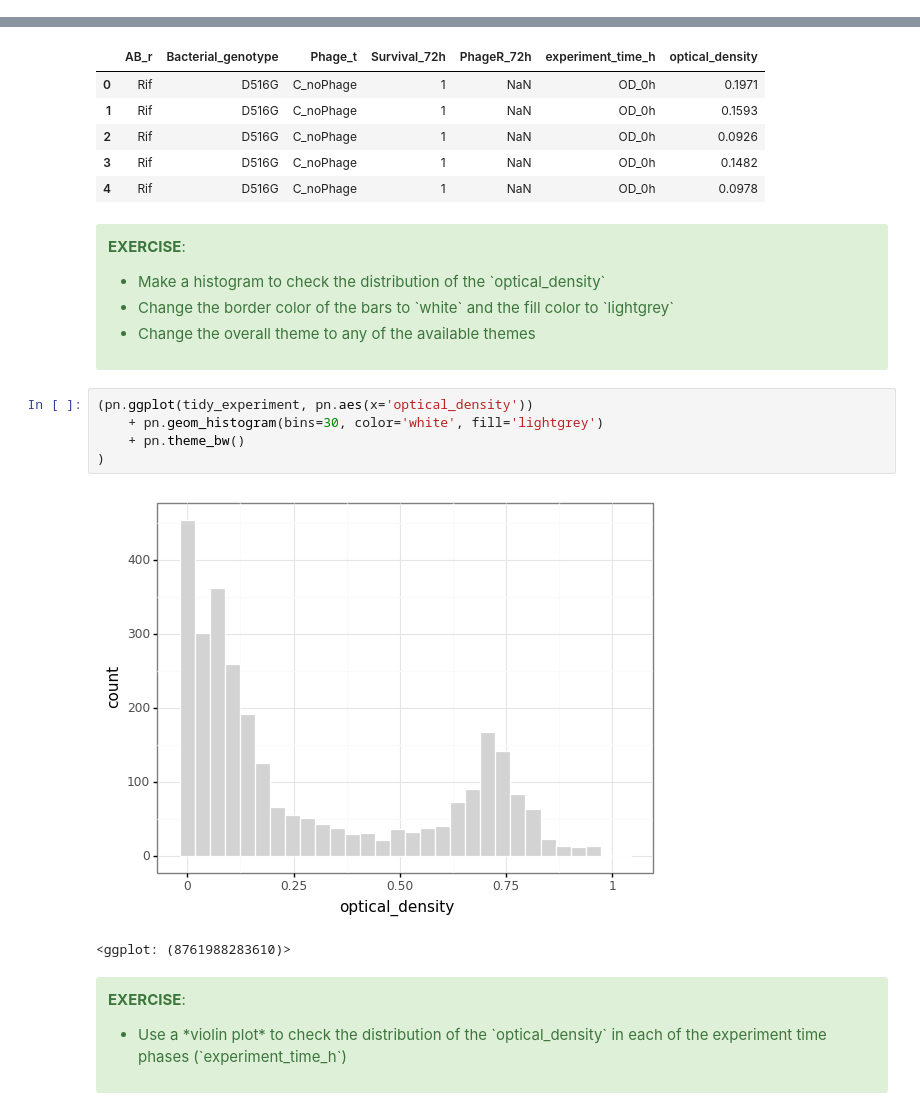
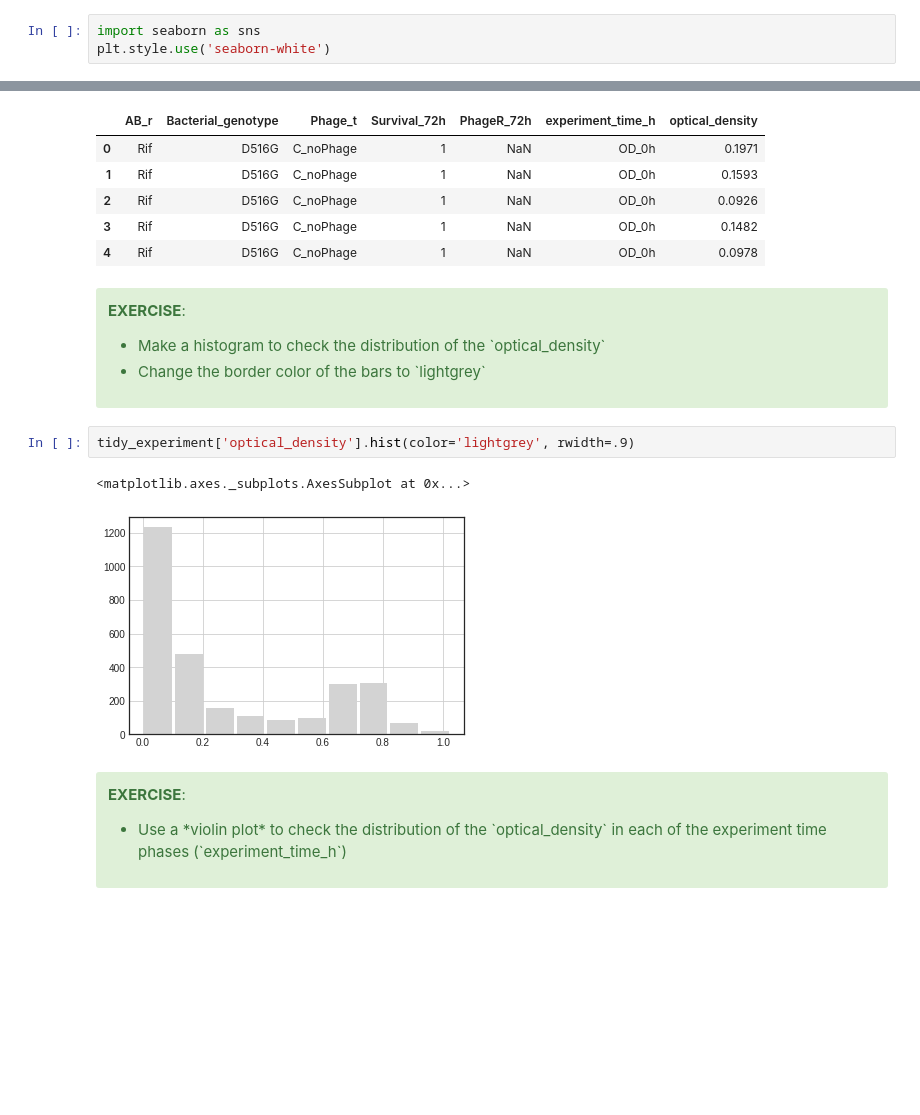
Before and after one commit to jorisvandenbossche/2018-Bordeaux-pandas-course, a Jupyter notebook: _solved/case3_bacterial_resistance_lab_experiment.ipynb, the cells around one changed output, grey strips where cells are left out. Cells and saved outputs as stored; diff of their text form; blank space fills up the shorter version.

```diff
--- a/_solved/case3_bacterial_resistance_lab_experiment.ipynb
+++ b/_solved/case3_bacterial_resistance_lab_experiment.ipynb
@@ -26,3 +25,6 @@ import plotnine as pn
+# %%
+import seaborn as sns
+plt.style.use('seaborn-white')
 # %% [markdown]
 ## Reading and processing the data
 # %% [markdown]
@@ -126,19 +128,15 @@ tidy_experiment.head()
 
  <ul>
   <li>Make a histogram to check the distribution of the `optical_density`</li>
-  <li>Change the border color of the bars to `white` and the fill color to `lightgrey`</li>
-  <li>Change the overall theme to any of the available themes</li>
+  <li>Change the border color of the bars to `lightgrey`</li>
 
 </ul>
 </div>
-# %%
-(pn.ggplot(tidy_experiment, pn.aes(x='optical_density'))
-    + pn.geom_histogram(bins=30, color='white', fill='lightgrey')
-    + pn.theme_bw()
-)
-# %% [output]
-[figure, removed]
-<ggplot: (8761988283610)>
+# %%
+tidy_experiment['optical_density'].hist(color='lightgrey', rwidth=.9)
+# %% [output]
+<matplotlib.axes._subplots.AxesSubplot at 0x...>
+[figure, added]
 # %% [markdown]
 <div class="alert alert-success">
 
```
Also changed, not shown: parts of 17 cells of this notebook, 3 other files.
